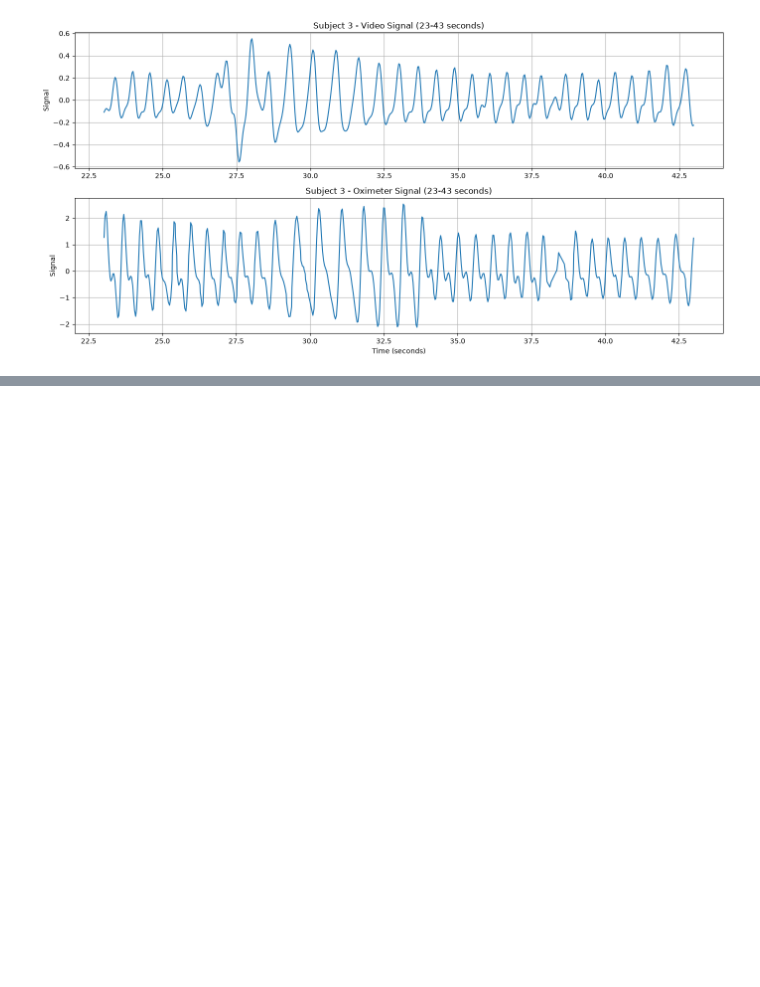
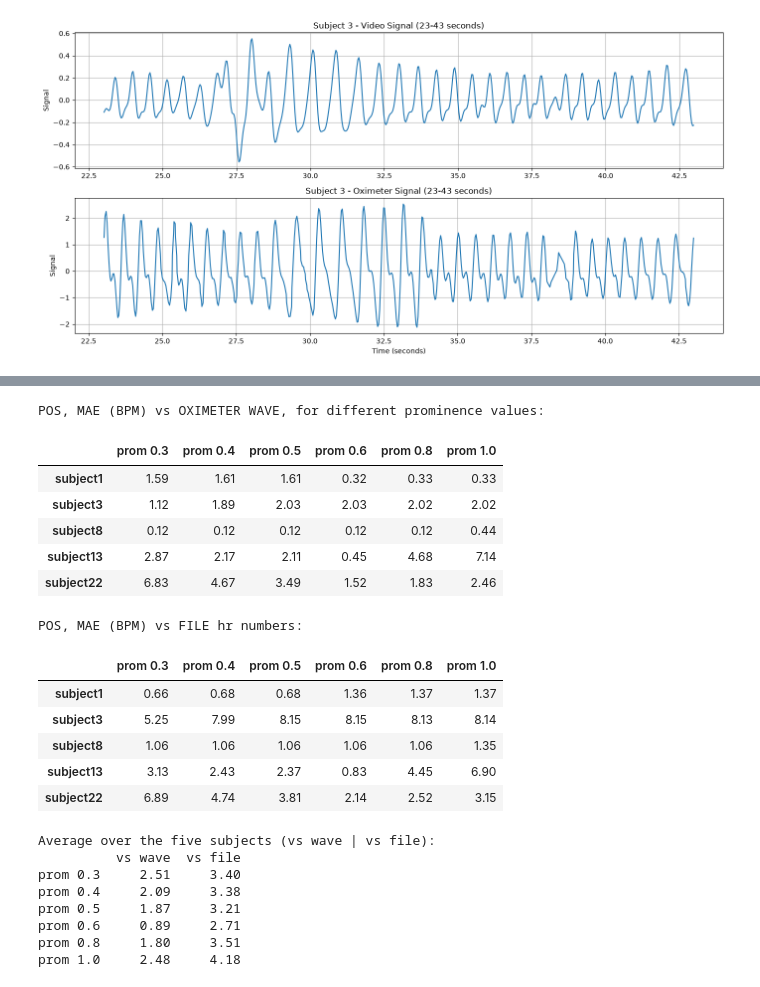
Before and after one commit to DuaShafiq123/HealthSync.ai, a Jupyter notebook: explore.ipynb, the cells around one changed output, grey strips where cells are left out. Saved outputs shown, nothing was run; the diff lists cells and outputs as text; code cells hidden in the pictures; blank space fills up the shorter version.

```diff
--- a/explore.ipynb
+++ b/explore.ipynb
@@ -1102,0 +1270,45 @@ dtype: float64
+# %%
+prom_values = [0.3, 0.4, 0.5, 0.6, 0.8, 1.0]
+rows_wave, rows_file = {}, {}
+
+for s in subjects:
+    rows_wave[s], rows_file[s] = {}, {}
+    for p in prom_values:
+        e_w, e_f = eval_variant(s, "pos", 4.0, "peaks", p)
+        rows_wave[s][p] = round(e_w, 2)
+        rows_file[s][p] = round(e_f, 2)
+
+t_wave = pd.DataFrame(rows_wave).T
+t_file = pd.DataFrame(rows_file).T
+t_wave.columns = [f"prom {p}" for p in prom_values]
+t_file.columns = [f"prom {p}" for p in prom_values]
+
+print("POS, MAE (BPM) vs OXIMETER WAVE, for different prominence values:")
+display(t_wave)
+print("\nPOS, MAE (BPM) vs FILE hr numbers:")
+display(t_file)
+print("\nAverage over the five subjects (vs wave | vs file):")
+print(pd.DataFrame({"vs wave": t_wave.mean(), "vs file": t_file.mean()}).round(2))
+# %% [output]
+POS, MAE (BPM) vs OXIMETER WAVE, for different prominence values:
+|  | prom 0.3 | prom 0.4 | prom 0.5 | prom 0.6 | prom 0.8 | prom 1.0 |
+| subject1 | 1.59 | 1.61 | 1.61 | 0.32 | 0.33 | 0.33 |
+| subject3 | 1.12 | 1.89 | 2.03 | 2.03 | 2.02 | 2.02 |
+| subject8 | 0.12 | 0.12 | 0.12 | 0.12 | 0.12 | 0.44 |
+| subject13 | 2.87 | 2.17 | 2.11 | 0.45 | 4.68 | 7.14 |
+| subject22 | 6.83 | 4.67 | 3.49 | 1.52 | 1.83 | 2.46 |
+POS, MAE (BPM) vs FILE hr numbers:
+|  | prom 0.3 | prom 0.4 | prom 0.5 | prom 0.6 | prom 0.8 | prom 1.0 |
+| subject1 | 0.66 | 0.68 | 0.68 | 1.36 | 1.37 | 1.37 |
+| subject3 | 5.25 | 7.99 | 8.15 | 8.15 | 8.13 | 8.14 |
+| subject8 | 1.06 | 1.06 | 1.06 | 1.06 | 1.06 | 1.35 |
+| subject13 | 3.13 | 2.43 | 2.37 | 0.83 | 4.45 | 6.90 |
+| subject22 | 6.89 | 4.74 | 3.81 | 2.14 | 2.52 | 3.15 |
+Average over the five subjects (vs wave | vs file):
+          vs wave  vs file
+prom 0.3     2.51     3.40
+prom 0.4     2.09     3.38
+prom 0.5     1.87     3.21
+prom 0.6     0.89     2.71
+prom 0.8     1.80     3.51
+prom 1.0     2.48     4.18
```
Also changed, not shown: parts of 3 cells of this notebook, 1 other file.
